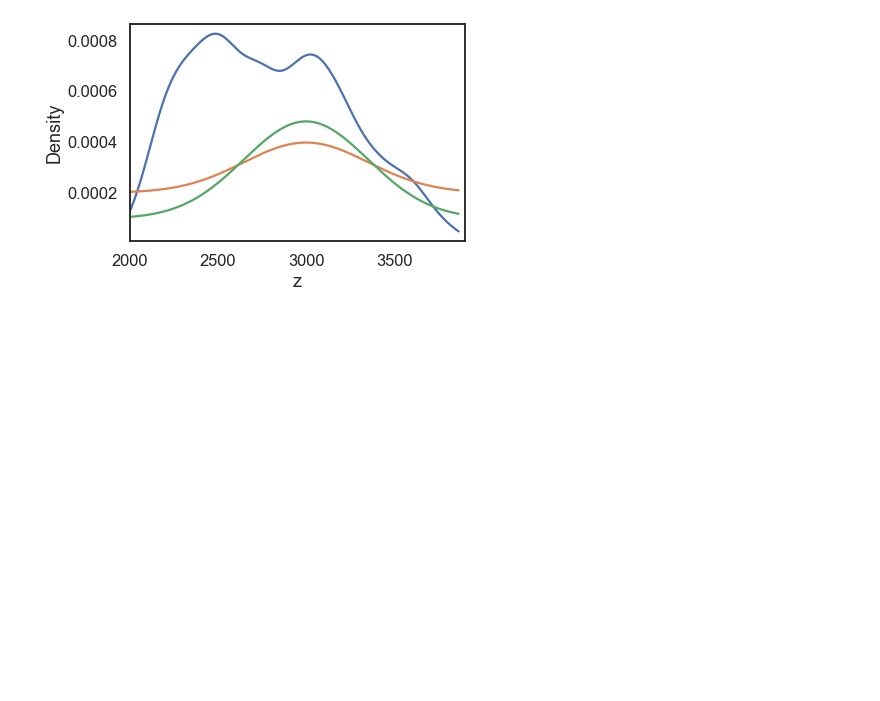
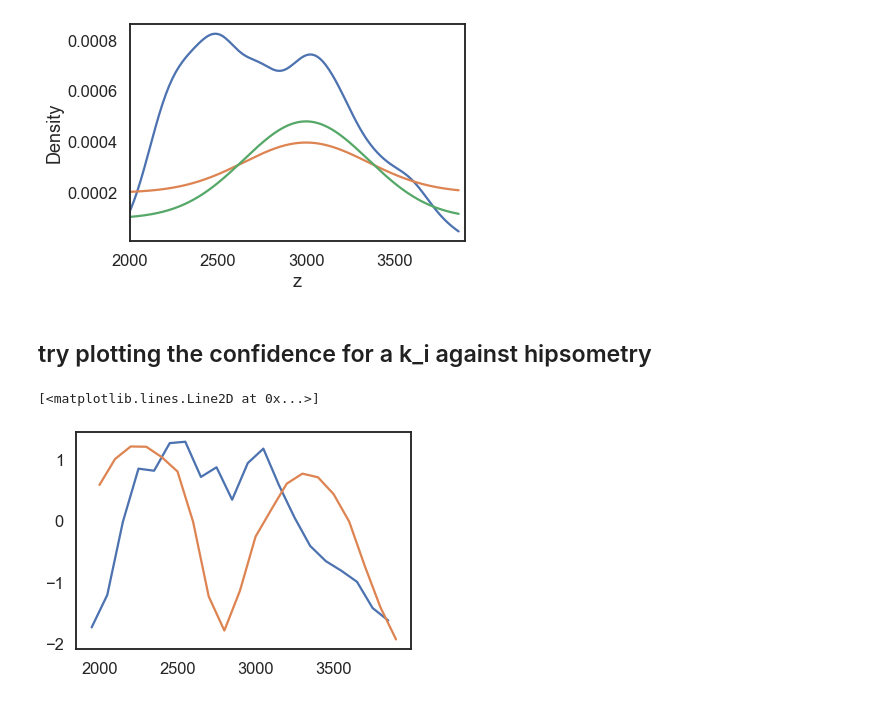
Before and after one commit to toddehlers/ESD_thermotrace, a Jupyter notebook: parameter_study.ipynb, the cells around one changed output. Saved outputs shown, nothing was run; the diff lists cells and outputs as text; code cells hidden in the pictures; blank space fills up the shorter version.

```diff
--- a/parameter_study.ipynb
+++ b/parameter_study.ipynb
@@ -192,0 +191,20 @@ x5 = ws_data.E3000/ws_data.E3000.sum()
+# %% [markdown]
+## try plotting the confidence for a k_i against hipsometry
+# %%
+# get mean confidence at locations locs
+Y = np.array([probmap[i,:].mean() for i in np.arange(probmap.shape[0])])
+# normalize
+Y = [(i-Y.mean())/Y.std() for i in Y]
+
+# make pdf of Z, binning according to locs
+Z = ws_data.z.values
+qnt_binned = np.array([Z[Z<L].size/Z.size for L in locs])
+qnt_w0 = np.append(np.zeros(1),qnt_binned)
+pdf = np.array([v-qnt_w0[i] for i,v in enumerate(qnt_binned)])
+pdf1 = [(i-pdf.mean())/pdf.std() for i in pdf]
+
+plt.plot(locs-50,pdf1)
+plt.plot(locs,Y[::-1]) # Y plotted upside down, to match locs
+# %% [output]
+[<matplotlib.lines.Line2D at 0x...>]
+[figure, added]
```
Also changed, not shown: parts of 5 cells of this notebook, 5 other files.
